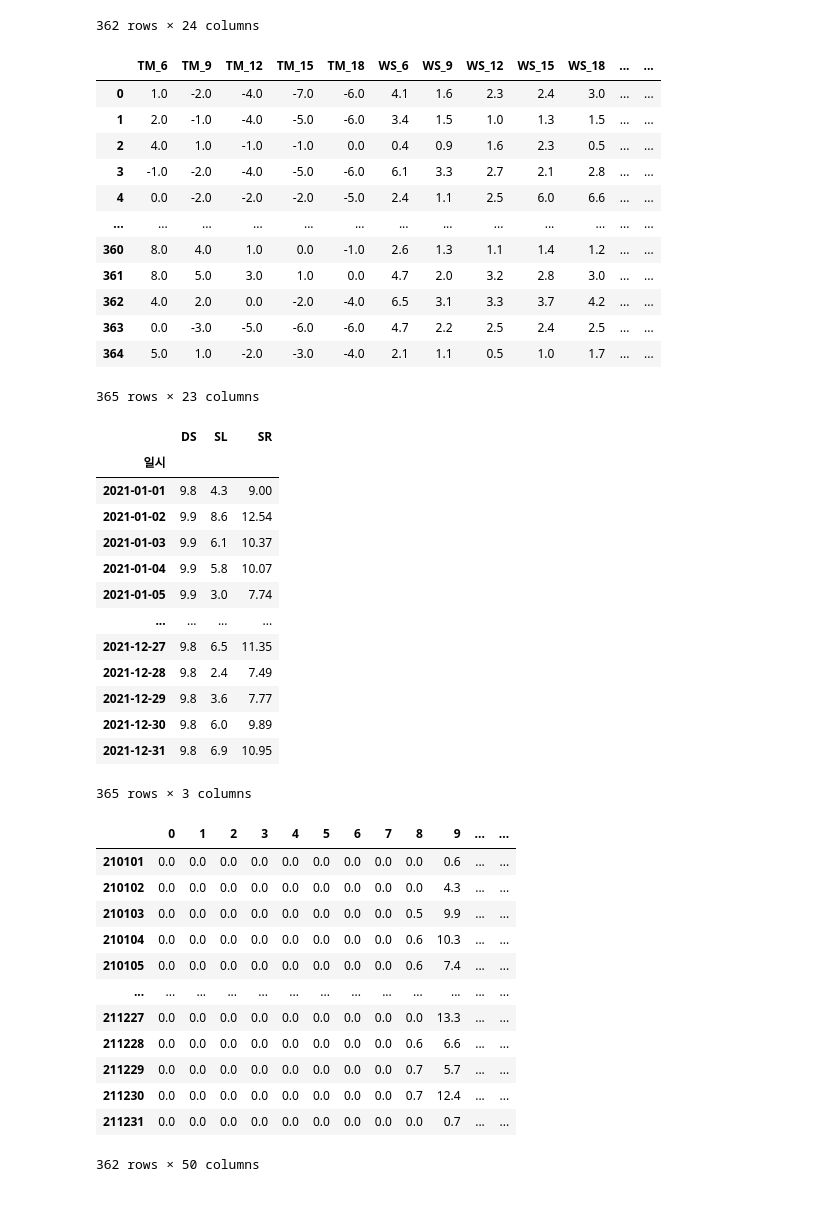
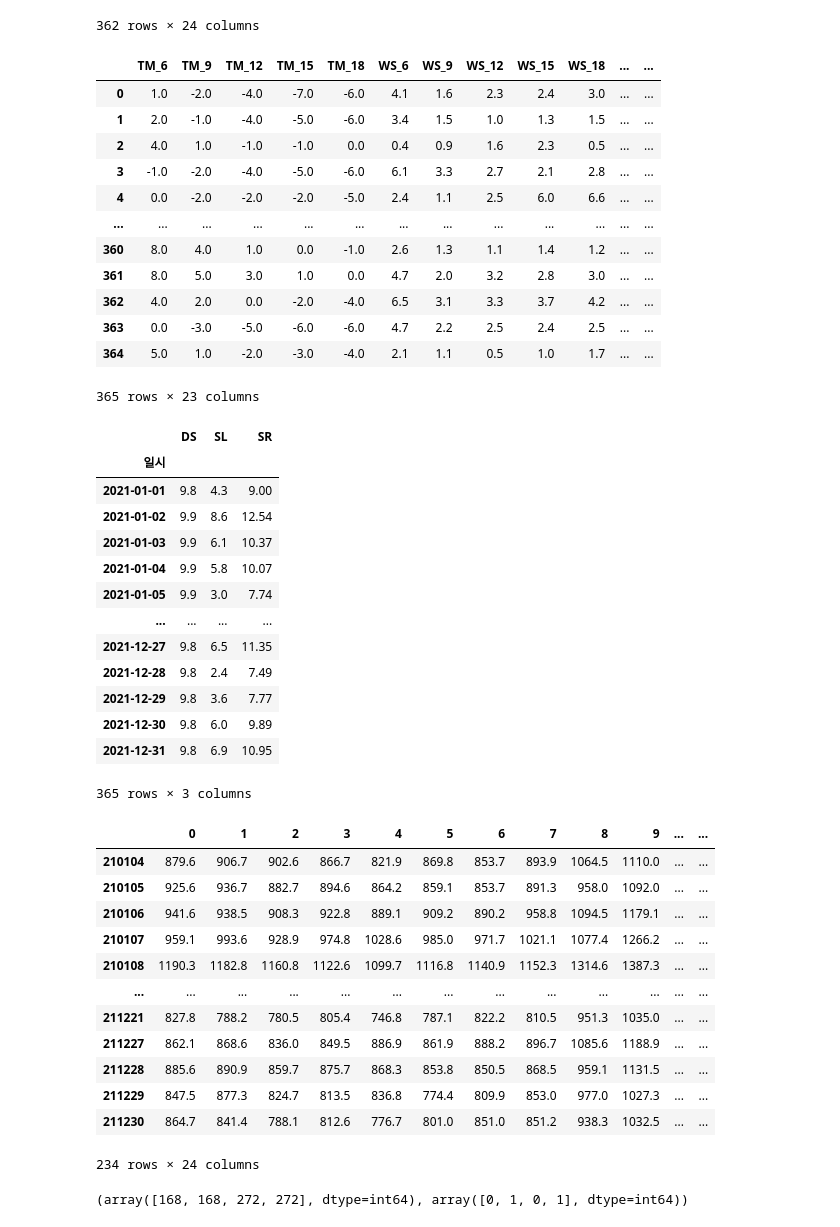
Before and after one commit to Ye-eun-Kim/IIS_net_load_forecast, a Jupyter notebook: weather_processing.ipynb, the cells around one changed output. Drawn from its saved outputs; the diff is of its cells as text; code cells hidden in the pictures.

Commit message:
230316 editing weather_processing...

```diff
--- a/weather_processing.ipynb
+++ b/weather_processing.ipynb
@@ -6,9 +7,12 @@ pv = pd.read_csv('./processed_data/pv/RISE_2021_PV_no_interpol.csv', index_col=0
 forecast_weather = pd.read_csv('./processed_data/weather/forecast_weather.csv')
 observation_weather = pd.read_csv('./preprocessed_data/weather_data/weather_observation.csv', index_col=2, encoding='cp949').drop(['지점', '지점명'], axis=1)
 observation_weather.columns = ['DS', 'SL', 'SR']  # (DS) Duration of Sunlight: 가조시간(hr) | (SL) SunLight 합계 일조시간(hr) | (SR) Solar Radiation 합계 일사량(MJ/m2)
+load = pd.read_csv('./processed_data/week_2021_load.csv', index_col=0)
+cal = pd.read_csv('./processed_data/2021_cal_flag.csv', index_col=0)
 display(pv)
 display(forecast_weather)
 display(observation_weather)
+display(load)
 # %% [output]
 |  | 0 | 1 | 2 | 3 | 4 | 5 | 6 | 7 | 8 | 9 | ... | ... |
 | 210101 | 0.0 | 0.0 | 0.0 | 0.0 | 0.0 | 0.0 | 0.0 | 0.0 | 0.0 | 0.6 | ... | ... |
@@ -23,33 +27,46 @@ display(observation_weather)
 | 211230 | 0.0 | 0.0 | 0.0 | 0.0 | 0.0 | 0.0 | 0.0 | 0.0 | 0.7 | 12.4 | ... | ... |
 | 211231 | 0.0 | 0.0 | 0.0 | 0.0 | 0.0 | 0.0 | 0.0 | 0.0 | 0.0 | 0.7 | ... | ... |
 362 rows × 24 columns
 |  | TM_6 | TM_9 | TM_12 | TM_15 | TM_18 | WS_6 | WS_9 | WS_12 | WS_15 | WS_18 | ... | ... |
 | 0 | 1.0 | -2.0 | -4.0 | -7.0 | -6.0 | 4.1 | 1.6 | 2.3 | 2.4 | 3.0 | ... | ... |
 | 1 | 2.0 | -1.0 | -4.0 | -5.0 | -6.0 | 3.4 | 1.5 | 1.0 | 1.3 | 1.5 | ... | ... |
 | 2 | 4.0 | 1.0 | -1.0 | -1.0 | 0.0 | 0.4 | 0.9 | 1.6 | 2.3 | 0.5 | ... | ... |
 | 3 | -1.0 | -2.0 | -4.0 | -5.0 | -6.0 | 6.1 | 3.3 | 2.7 | 2.1 | 2.8 | ... | ... |
 | 4 | 0.0 | -2.0 | -2.0 | -2.0 | -5.0 | 2.4 | 1.1 | 2.5 | 6.0 | 6.6 | ... | ... |
 | ... | ... | ... | ... | ... | ... | ... | ... | ... | ... | ... | ... | ... |
 | 360 | 8.0 | 4.0 | 1.0 | 0.0 | -1.0 | 2.6 | 1.3 | 1.1 | 1.4 | 1.2 | ... | ... |
 | 361 | 8.0 | 5.0 | 3.0 | 1.0 | 0.0 | 4.7 | 2.0 | 3.2 | 2.8 | 3.0 | ... | ... |
 | 362 | 4.0 | 2.0 | 0.0 | -2.0 | -4.0 | 6.5 | 3.1 | 3.3 | 3.7 | 4.2 | ... | ... |
 | 363 | 0.0 | -3.0 | -5.0 | -6.0 | -6.0 | 4.7 | 2.2 | 2.5 | 2.4 | 2.5 | ... | ... |
 | 364 | 5.0 | 1.0 | -2.0 | -3.0 | -4.0 | 2.1 | 1.1 | 0.5 | 1.0 | 1.7 | ... | ... |
 365 rows × 23 columns
 |  | DS | SL | SR |
 | 일시 |  |  |  |
 | 2021-01-01 | 9.8 | 4.3 | 9.00 |
 | 2021-01-02 | 9.9 | 8.6 | 12.54 |
 | 2021-01-03 | 9.9 | 6.1 | 10.37 |
 | 2021-01-04 | 9.9 | 5.8 | 10.07 |
 | 2021-01-05 | 9.9 | 3.0 | 7.74 |
 | ... | ... | ... | ... |
 | 2021-12-27 | 9.8 | 6.5 | 11.35 |
 | 2021-12-28 | 9.8 | 2.4 | 7.49 |
 | 2021-12-29 | 9.8 | 3.6 | 7.77 |
 | 2021-12-30 | 9.8 | 6.0 | 9.89 |
 | 2021-12-31 | 9.8 | 6.9 | 10.95 |
 365 rows × 3 columns
+|  | 0 | 1 | 2 | 3 | 4 | 5 | 6 | 7 | 8 | 9 | ... | ... |
+| 210104 | 879.6 | 906.7 | 902.6 | 866.7 | 821.9 | 869.8 | 853.7 | 893.9 | 1064.5 | 1110.0 | ... | ... |
+| 210105 | 925.6 | 936.7 | 882.7 | 894.6 | 864.2 | 859.1 | 853.7 | 891.3 | 958.0 | 1092.0 | ... | ... |
+| 210106 | 941.6 | 938.5 | 908.3 | 922.8 | 889.1 | 909.2 | 890.2 | 958.8 | 1094.5 | 1179.1 | ... | ... |
+| 210107 | 959.1 | 993.6 | 928.9 | 974.8 | 1028.6 | 985.0 | 971.7 | 1021.1 | 1077.4 | 1266.2 | ... | ... |
+| 210108 | 1190.3 | 1182.8 | 1160.8 | 1122.6 | 1099.7 | 1116.8 | 1140.9 | 1152.3 | 1314.6 | 1387.3 | ... | ... |
+| ... | ... | ... | ... | ... | ... | ... | ... | ... | ... | ... | ... | ... |
+| 211221 | 827.8 | 788.2 | 780.5 | 805.4 | 746.8 | 787.1 | 822.2 | 810.5 | 951.3 | 1035.0 | ... | ... |
+| 211227 | 862.1 | 868.6 | 836.0 | 849.5 | 886.9 | 861.9 | 888.2 | 896.7 | 1085.6 | 1188.9 | ... | ... |
+| 211228 | 885.6 | 890.9 | 859.7 | 875.7 | 868.3 | 853.8 | 850.5 | 868.5 | 959.1 | 1131.5 | ... | ... |
+| 211229 | 847.5 | 877.3 | 824.7 | 813.5 | 836.8 | 774.4 | 809.9 | 853.0 | 977.0 | 1027.3 | ... | ... |
+| 211230 | 864.7 | 841.4 | 788.1 | 812.6 | 776.7 | 801.0 | 851.0 | 851.2 | 938.3 | 1032.5 | ... | ... |
+234 rows × 24 columns
 # %%
 # modify date(일시) string into integer to convert the value to tensor.
 # set '일시' as index of observation_weather
@@ -68,26 +85,21 @@ for i in range(observation_weather_len):
 observation_weather.index = mdi_observation_weather_date_list
 forecast_weather.index = mdi_observation_weather_date_list
 
-comb = pd.concat([pv, observation_weather, forecast_weather], axis=1, join='inner')
+comb = pd.concat([pv, observation_weather, forecast_weather], axis=1, join='outer')
 # 50 features = 24 PV + 3 observation + 23 forecast
 #  PV generation each hour
 #  'DS', 'SL', 'SR'
 #  'TM_6', 'TM_9', 'TM_12', 'TM_15', 'TM_18', 'WS_6', 'WS_9', 'WS_12', 'WS_15', 'WS_18',
 #  'SK_6', 'SK_9', 'SK_12', 'SK_5', 'SK_18', 'PP_6', 'PP_9', 'PP_12', 'PP_15', 'PP_18',
 #  'PR_9', 'PR_15', 'PR_21'
+
+# check if comb has NaN values
+np.isnan(comb.iloc[:,25:27]).any()
+
+# find the index of NaN values
+np.where(np.isnan(comb.iloc[:,25:27]))
+
+# drop the NaN values
+# comb = comb.drop([210618, 210930], axis=0)
+# %% [output]
+(array([168, 168, 272, 272], dtype=int64), array([0, 1, 0, 1], dtype=int64))
-# %%
-comb
-# %% [output]
-|  | 0 | 1 | 2 | 3 | 4 | 5 | 6 | 7 | 8 | 9 | ... | ... |
-| 210101 | 0.0 | 0.0 | 0.0 | 0.0 | 0.0 | 0.0 | 0.0 | 0.0 | 0.0 | 0.6 | ... | ... |
-| 210102 | 0.0 | 0.0 | 0.0 | 0.0 | 0.0 | 0.0 | 0.0 | 0.0 | 0.0 | 4.3 | ... | ... |
-| 210103 | 0.0 | 0.0 | 0.0 | 0.0 | 0.0 | 0.0 | 0.0 | 0.0 | 0.5 | 9.9 | ... | ... |
-| 210104 | 0.0 | 0.0 | 0.0 | 0.0 | 0.0 | 0.0 | 0.0 | 0.0 | 0.6 | 10.3 | ... | ... |
-| 210105 | 0.0 | 0.0 | 0.0 | 0.0 | 0.0 | 0.0 | 0.0 | 0.0 | 0.6 | 7.4 | ... | ... |
-| ... | ... | ... | ... | ... | ... | ... | ... | ... | ... | ... | ... | ... |
-| 211227 | 0.0 | 0.0 | 0.0 | 0.0 | 0.0 | 0.0 | 0.0 | 0.0 | 0.0 | 13.3 | ... | ... |
-| 211228 | 0.0 | 0.0 | 0.0 | 0.0 | 0.0 | 0.0 | 0.0 | 0.0 | 0.6 | 6.6 | ... | ... |
-| 211229 | 0.0 | 0.0 | 0.0 | 0.0 | 0.0 | 0.0 | 0.0 | 0.0 | 0.7 | 5.7 | ... | ... |
-| 211230 | 0.0 | 0.0 | 0.0 | 0.0 | 0.0 | 0.0 | 0.0 | 0.0 | 0.7 | 12.4 | ... | ... |
-| 211231 | 0.0 | 0.0 | 0.0 | 0.0 | 0.0 | 0.0 | 0.0 | 0.0 | 0.0 | 0.7 | ... | ... |
-362 rows × 50 columns
```
Also changed, not shown: parts of 8 cells of this notebook, 9 other files.
